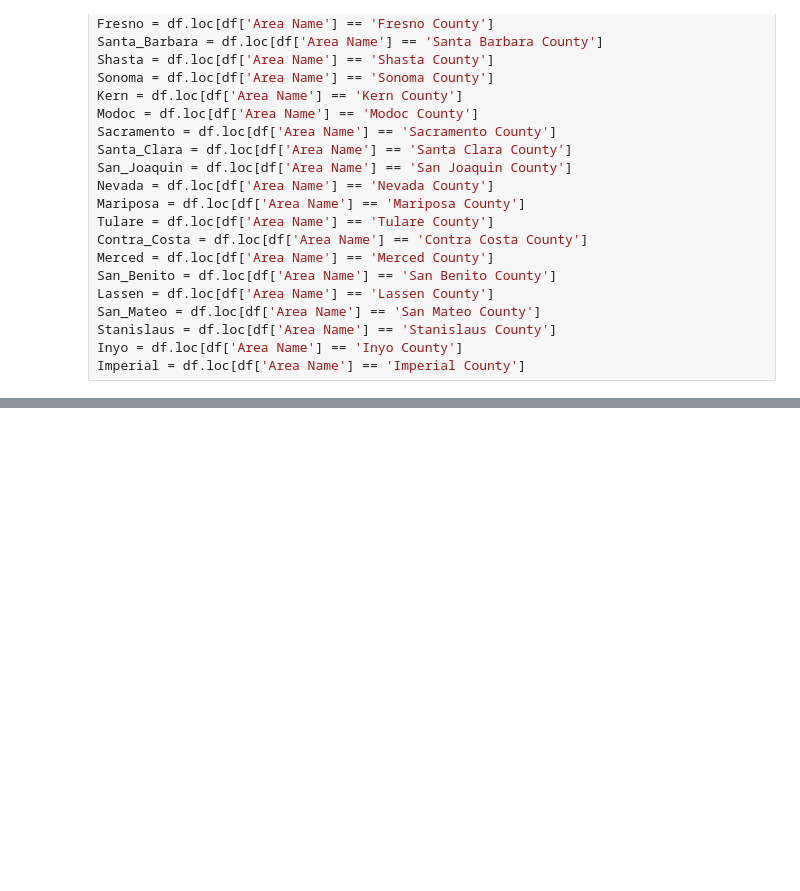
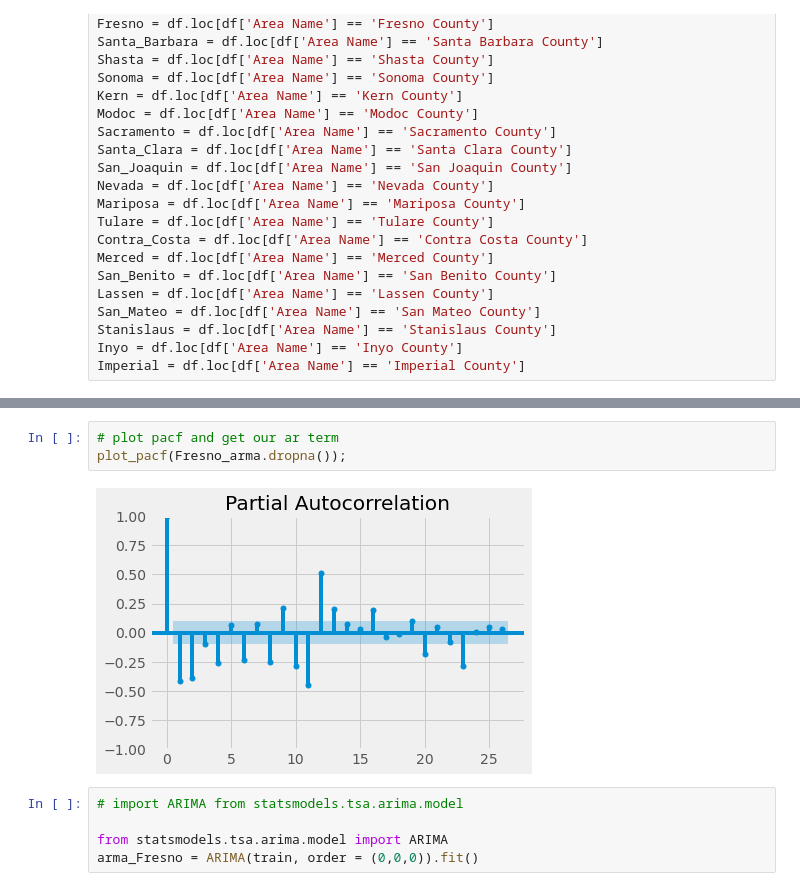
Before and after one commit to joshstruggles/Local-Area-Unemployment-Statistics-California, a Jupyter notebook: time_series_analysis.ipynb, the cells around one changed output, grey strips where cells are left out. Cells and saved outputs as stored; diff of their text form; blank space fills up the shorter version.

```diff
--- a/time_series_analysis.ipynb
+++ b/time_series_analysis.ipynb
@@ -159,0 +238,10 @@ dtype: float64
+# %%
+# plot pacf and get our ar term
+plot_pacf(Fresno_arma.dropna());
+# %% [output]
+[figure, added]
+# %%
+# import ARIMA from statsmodels.tsa.arima.model
+
+from statsmodels.tsa.arima.model import ARIMA
+arma_Fresno = ARIMA(train, order = (0,0,0)).fit()
```
Also changed, not shown: parts of 15 cells of this notebook, 1 other file.
